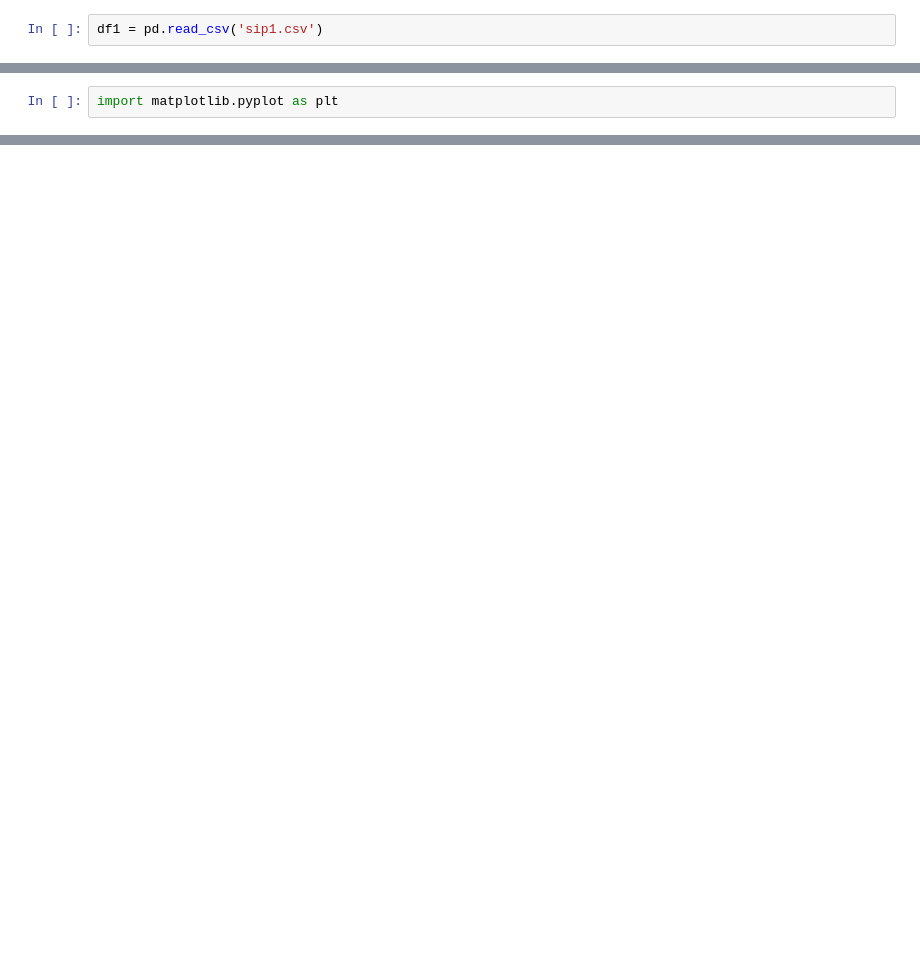
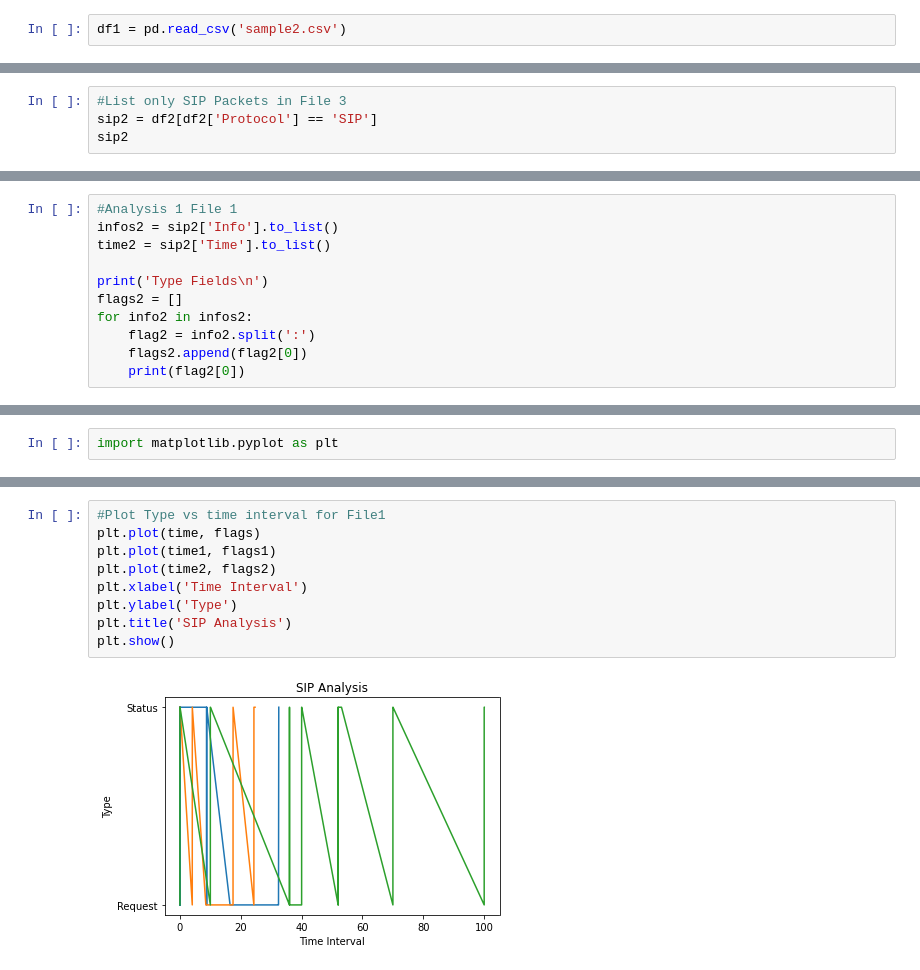
Before and after one commit to akashdecoder/CISCO_PROJECT_SIP_PROTOCOL, a Jupyter notebook: SIPAnalysis.ipynb, the cells around one changed output, grey strips where cells are left out. Saved outputs shown, nothing was run; the diff lists cells and outputs as text; blank space fills up the shorter version.

```diff
--- a/SIPAnalysis.ipynb
+++ b/SIPAnalysis.ipynb
@@ -27,5 +27,5 @@ df.shape[0]
 # %%
-df1 = pd.read_csv('sip1.csv')
+df1 = pd.read_csv('sample2.csv')
 # %%
 #PCAP Data File 2
 df1
@@ -97,0 +122,4 @@ sip1.shape
+# %%
+#List only SIP Packets in File 3
+sip2 = df2[df2['Protocol'] == 'SIP']
+sip2
@@ -188 +259,12 @@ Request
 Status
+# %%
+#Analysis 1 File 1
+infos2 = sip2['Info'].to_list()
+time2 = sip2['Time'].to_list()
+
+print('Type Fields\n')
+flags2 = []
+for info2 in infos2:
+    flag2 = info2.split(':')
+    flags2.append(flag2[0])
+    print(flag2[0])
@@ -222,0 +339,11 @@ plt.show()
+# %%
+#Plot Type vs time interval for File1
+plt.plot(time, flags)
+plt.plot(time1, flags1)
+plt.plot(time2, flags2)
+plt.xlabel('Time Interval')
+plt.ylabel('Type')
+plt.title('SIP Analysis')
+plt.show()
+# %% [output]
+[figure, added]
```
Also changed, not shown: parts of 26 cells of this notebook, 6 other files.
